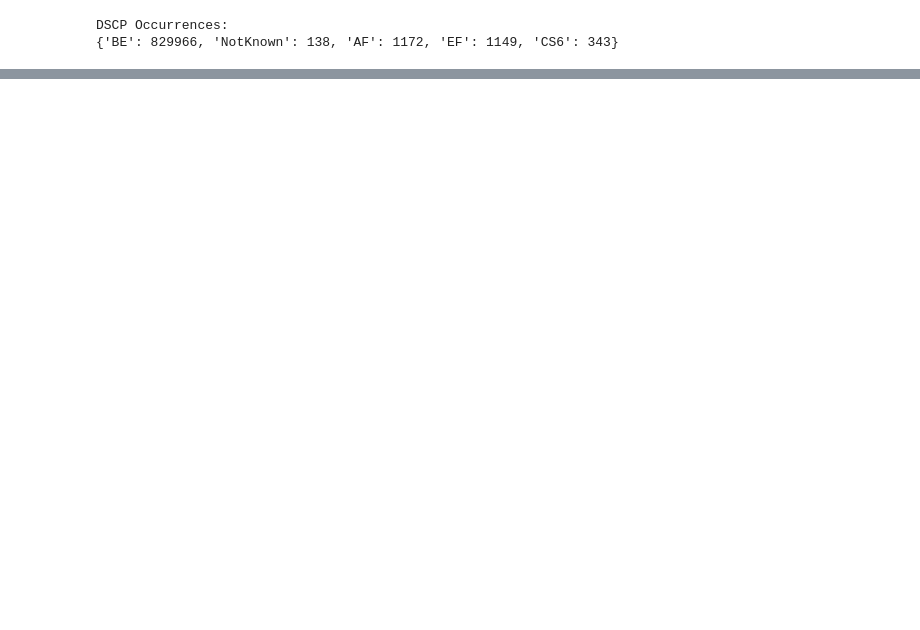
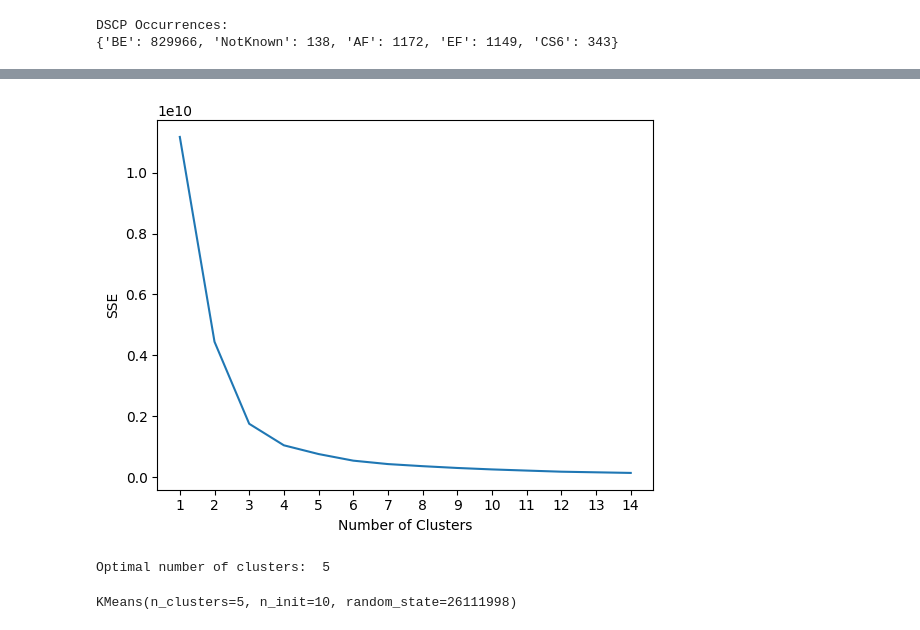
Before and after one commit to ericrubia99/NBD_Lab, a Jupyter notebook: Project.ipynb, the cells around one changed output, grey strips where cells are left out. Cells and saved outputs as stored; diff of their text form; code cells hidden in the pictures; blank space fills up the shorter version.

Commit message:
Parte B ok, need to fix the clusters

```diff
--- a/Project.ipynb
+++ b/Project.ipynb
@@ -1049,0 +1113,4 @@ Name: 0, dtype: int64
+# %%
+#Step:
+#1)Extract train and test from our starting dataset
+x_train, x_test, y_train, y_test = train_test_split(X, Y,test_size = 0.30, random_state = 0)
@@ -1049,0 +1126,18 @@ Name: 0, dtype: int64
+# %%
+#2)Apply oversampling to rebalance in the training the number of occurrences
+# Not oversampling the 1, is the BE, we have already loooots of them, make all balanced classes, same cardinality as class with label 1.
+oversample = SMOTE(sampling_strategy={0:sum(y_train==1),
+                                      2:sum(y_train==1),
+                                      4:sum(y_train==1),
+                                      3:sum(y_train==1)},k_neighbors=2)
+X_over, Y_over = oversample.fit_resample(x_train, y_train)
+
+print()
+print("Starting y_train distribution: ", Counter(y_train))
+print("Distribution of the labels before oversampling: ", Counter(le.inverse_transform(y_train)))
+
+print()
+
+print("Distribution of the labels after oversampling: ", Counter(Y_over))
+print("Distribution of the labels after oversampling: ", Counter(le.inverse_transform(Y_over)))
+print()
@@ -1049,0 +1150,46 @@ Name: 0, dtype: int64
+# %%
+kmeans_kwargs = {
+    "init": "k-means++",
+    "n_init": 10,
+    "max_iter": 300,
+    "random_state": 26111998,
+    #"n_clusters":10,
+}
+# %%
+#3)Find the optimal K (number of clusters) according to the training
+sse = []
+for k in range(1, 15):
+    kmeans = KMeans(n_clusters=k,**kmeans_kwargs)
+    kmeans.fit(X_over)
+    sse.append(kmeans.inertia_)
+
+# DA SISTEMARE
+plt.plot(range(1, 15), sse)
+plt.xticks(range(1, 15))
+plt.xlabel("Number of Clusters")
+plt.ylabel("SSE")
+plt.show()
+# %% [output]
+[figure, added]
+# %%
+#Extract the minimum in the convex curve
+kl = KneeLocator(
+    range(1, 15), sse, curve="convex", direction="decreasing", interp_method= "interp1d"
+)
+opt = kl.elbow + 2 #TO FIX!!!
+print("Optimal number of clusters: ",opt)
+# %% [output]
+Optimal number of clusters:  5
+# %%
+#4) Apply this clustering to the test
+#Apply again K.Means with this specific number of clusters
+kmeans = KMeans(
+    init="k-means++",
+    n_clusters=opt,
+    n_init=10,
+    max_iter=300,
+    random_state=26111998
+)
+kmeans.fit(X_over) #che schifo..
+# %% [output]
+KMeans(n_clusters=5, n_init=10, random_state=26111998)
```
Also changed, not shown: parts of 19 cells of this notebook.
